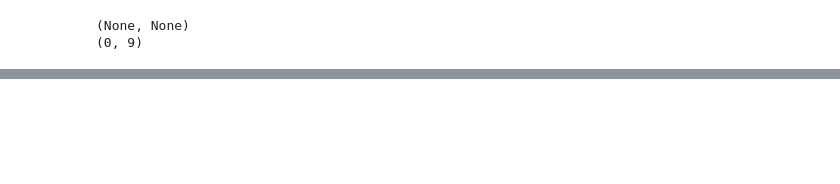
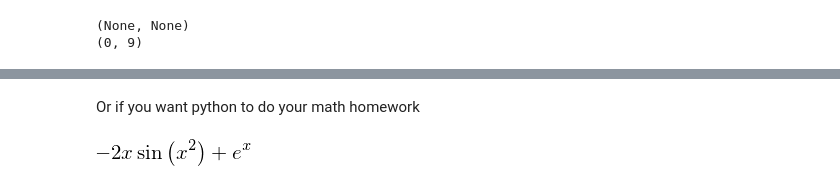
Before and after one commit to toastedcrumpets/CCP5_Python_examples, a Jupyter notebook: 01-Introduction.ipynb, the cells around one changed output, grey strips where cells are left out. Saved outputs shown, nothing was run; the diff lists cells and outputs as text; code cells hidden in the pictures; blank space fills up the shorter version.

```diff
--- a/01-Introduction.ipynb
+++ b/01-Introduction.ipynb
@@ -310,0 +384,11 @@ Quite a lot in that one, but it should mostly be self explanatory
+# %% [markdown]
+Or if you want python to do your math homework
+# %%
+import sympy as sp              #We can rename imported libraries
+from sympy import init_printing # Or just pull individual bits out.
+init_printing()                 # This gives us nice output for jupyter
+
+x = sp.symbols('x')
+sp.diff(sp.cos(x*x)+sp.exp(x), x) #Take the derivative of cos(x^2)+e^x
+# %% [output]
+[figure, added]
```
Also changed, not shown: parts of 42 cells of this notebook, 2 other files.
